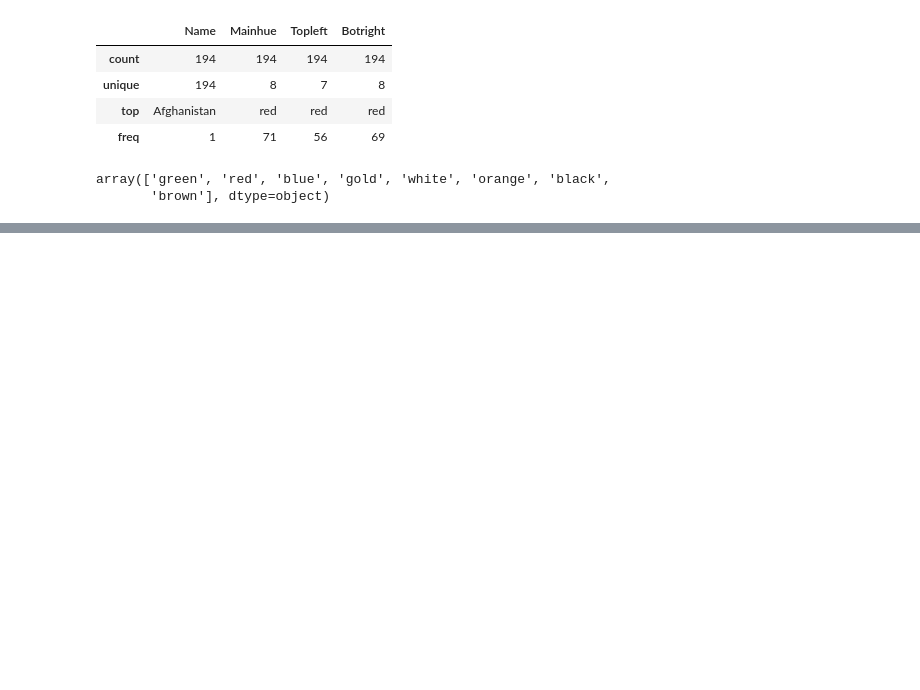
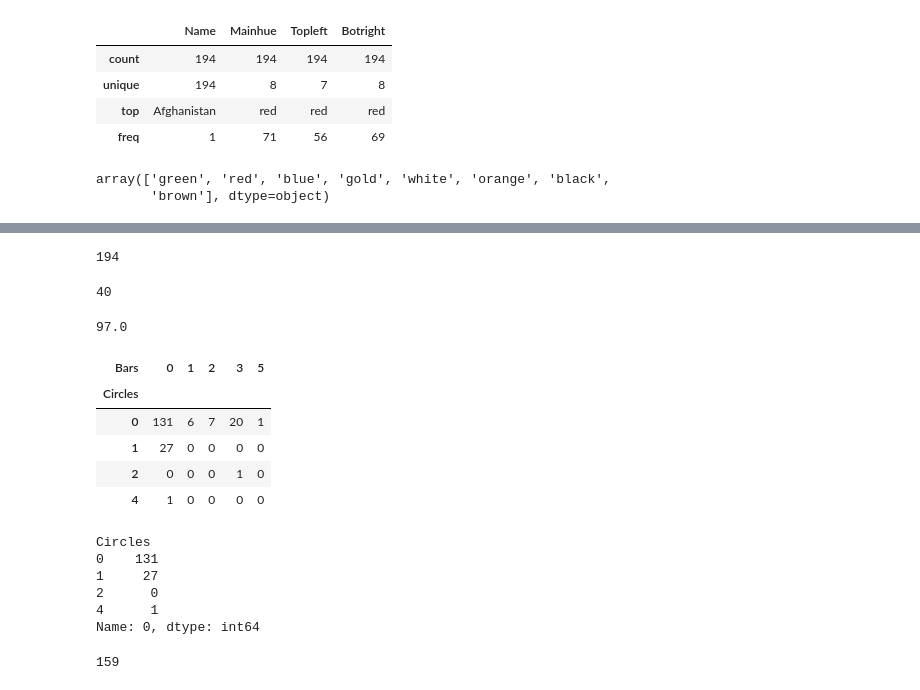
Before and after one commit to insdout/Basic-Statistics, a Jupyter notebook: Flags.ipynb, the cells around one changed output, grey strips where cells are left out. Cells and saved outputs as stored; diff of their text form; code cells hidden in the pictures; blank space fills up the shorter version.

```diff
--- a/Flags.ipynb
+++ b/Flags.ipynb
@@ -40,0 +98,35 @@ array(['green', 'red', 'blue', 'gold', 'white', 'orange', 'black',
+# %%
+df.Mainhue.value_counts().sum()
+# %% [output]
+194
+# %%
+df.Mainhue.value_counts()['blue']
+# %% [output]
+40
+# %%
+194/2
+# %% [output]
+97.0
+# %%
+tb1 = pd.crosstab(df.Circles, df.Bars)
+tb1
+# %% [output]
+| Bars | 0 | 1 | 2 | 3 | 5 |
+| Circles |  |  |  |  |  |
+| 0 | 131 | 6 | 7 | 20 | 1 |
+| 1 | 27 | 0 | 0 | 0 | 0 |
+| 2 | 0 | 0 | 0 | 1 | 0 |
+| 4 | 1 | 0 | 0 | 0 | 0 |
+# %%
+tb1[0]
+# %% [output]
+Circles
+0    131
+1     27
+2      0
+4      1
+Name: 0, dtype: int64
+# %%
+tb1[0].sum()
+# %% [output]
+159
```
Also changed, not shown: parts of 17 cells of this notebook.
